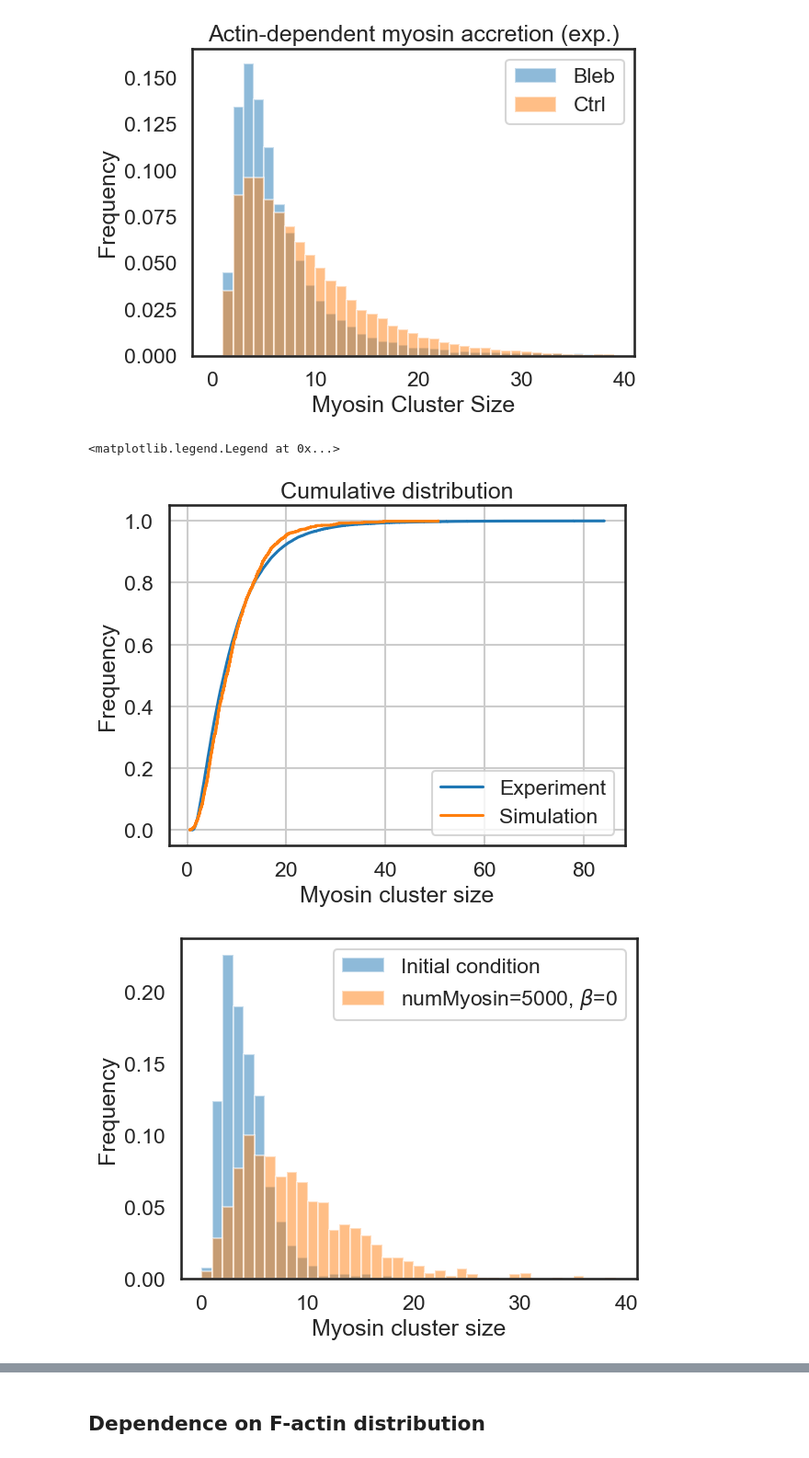
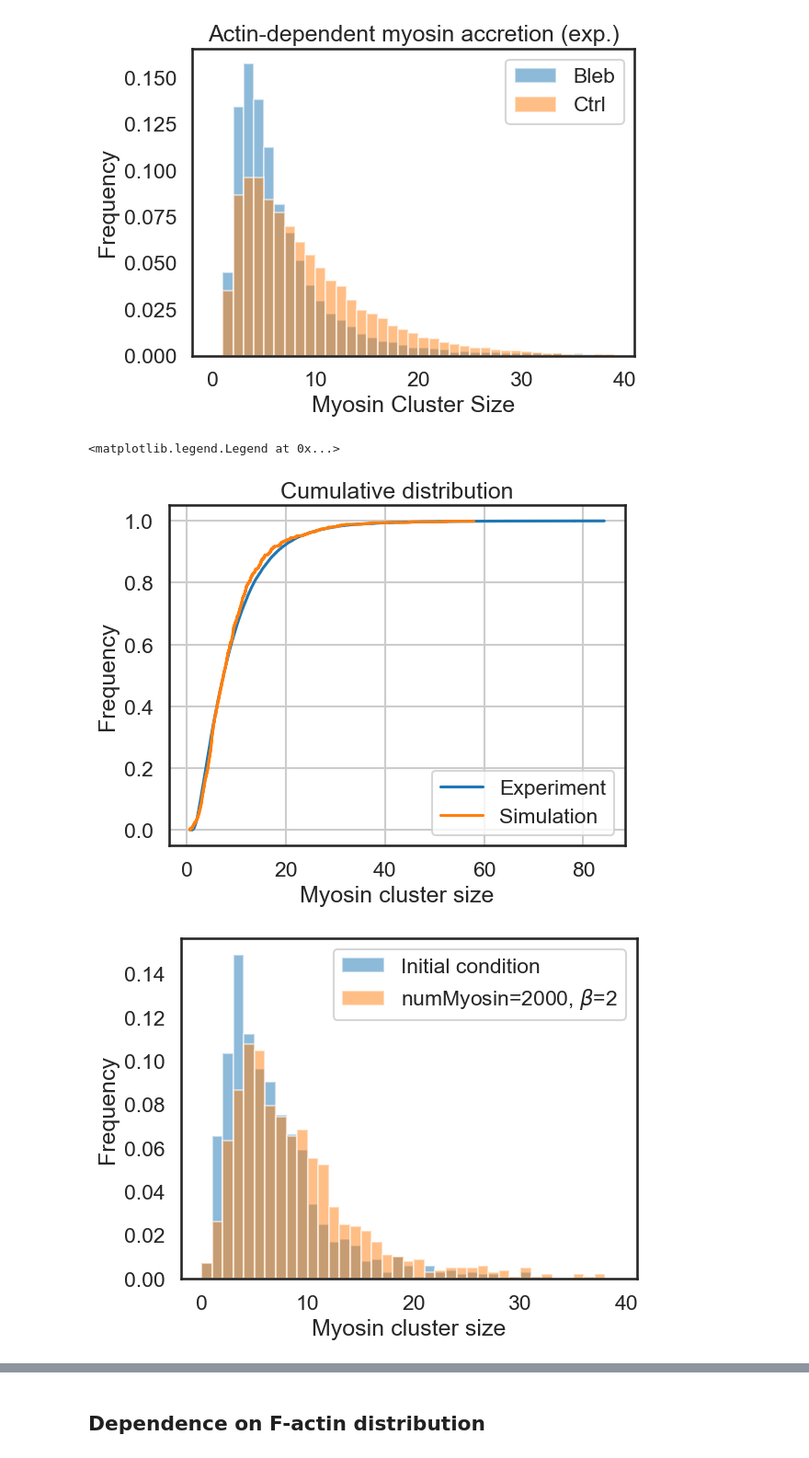
Before and after one commit to WHChou/Myosin-cluster-simulation, a Jupyter notebook: MyosinBinding_v2.ipynb, the cells around one changed output, grey strips where cells are left out. Shown at 92% size. Cells and saved outputs as stored; diff of their text form; code cells hidden in the pictures.

```diff
--- a/MyosinBinding_v2.ipynb
+++ b/MyosinBinding_v2.ipynb
@@ -74,7 +74,7 @@ def GenMyoNum(method, numMyosin, *keys):
     return myosinNum#.astype(int)
 
 # Define function that runs simulation based on weights that are defined
-def runSimulation(numGrid, numMyosin, MyosinInit, ActinThick, actinBiasVal, myosinBiasVal, ifsave, dwnsample):
+def runSimulation(numGrid, numMyosin, MyosinInit, ActinInit, actinBiasVal, myosinBiasVal, ifsave, dwnsample):
     ### numGrid: number of grid points
     ### numMyosin: number of new myosin filaments to bind
     ### MyosinNum: initial myosin cluster size
@@ -82,6 +82,7 @@ def runSimulation(numGrid, numMyosin, MyosinInit, ActinThick, actinBiasVal, myos
     ### actinBiasVal, myosinBiasVal: degree of affinity for new myosin to bind to actin or myosin
 
     MyosinNum = MyosinInit.copy()
+    ActinThick = ActinInit.copy()
 
     if ifsave:
         MyosinNumHist = np.zeros((numGrid, int(numMyosin/dwnsample)))
@@ -588,0 +607,3 @@ plt.show()
+# %%
+allBundleInt = pd.read_csv('allBundleInt_WT.csv')
+allBundleInt.head()
@@ -588,0 +617,11 @@ plt.show()
+# %%
+(s, loc, scale) = st.lognorm.fit(allBundleInt['int_arr']/250, floc = 0)
+plt.figure()
+plt.hist(allBundleInt['int_arr']/250, bins = np.arange(0, 25, 0.5), density = True)
+xfit = np.arange(0, 25, 0.25)
+plt.plot(xfit, st.lognorm.pdf(xfit, s, loc, scale), c = 'red')
+plt.xlabel('F-actin intensity/250')
+plt.ylabel('Frequency')
+plt.tight_layout()
+#plt.show()
+plt.savefig('Initial_actin')
@@ -638,9 +683,9 @@ def plot_ecdf(a, label):
     plt.grid(True)
 # %%
 # Scan parameters to recapitulate experimental results
-numMyosin = [10000, 20000, 40000, 80000]
+numMyosin = [10000, 20000, 30000]
 numGrid = 10000
-actinBiasVal = [0, 0.2, 0.5, 1, 5]
+actinBiasVal = [0, 0.5, 1, 5, 10]
 myosinBiasVal = 5
 ifsave = 0
 dwnsample = 1
@@ -653,8 +698,8 @@ dwnsample = 1
 
 for ii in range(len(numMyosin)):
     for jj in range(len(actinBiasVal)):
-        ActinThick = GenActinThick('lognormal', numGrid, 1, 1)
-        MyosinInit = GenMyoNum('lognormal', numGrid, 1.31, 0.52)
+        ActinThick = GenActinThick('lognormal', numGrid, 1.62, 0.48)
+        MyosinInit = GenMyoNum('lognormal', numGrid, 1.73, 0.7)
         res = runSimulation(numGrid, numMyosin[ii], MyosinInit, ActinThick, actinBiasVal[jj], myosinBiasVal, ifsave, dwnsample)
 
         # Save CDF
@@ -662,7 +707,7 @@ for ii in range(len(numMyosin)):
         sns.set_context("talk")
         plt.figure()
         plot_ecdf(allIntWT, 'Experiment')
-        plot_ecdf(res, 'Simulation')
+        plot_ecdf(res, 'numMyosin='+str(numMyosin[ii])+r', $\beta$='+str(actinBiasVal[jj]))
         plt.title('Cumulative distribution')
         plt.xlabel("Myosin cluster size")
         plt.ylabel("Frequency")
@@ -697,40 +742,40 @@ for ii in range(len(numMyosin)):
 #df = pd.DataFrame({'alpha': myoBias, 'beta': acBias, 'mode': mode_array, 'sigma': sigma_array})
 #df.to_csv('params.csv')
 # %%
-numMyosin = 5000
+numMyosin = 2000
 numGrid = 1000
-actinBiasVal = 0
+actinBiasVal = 2
 myosinBiasVal = 5
 ifsave = 0
 dwnsample = 1
 
-ActinThick = GenActinThick('lognormal', numGrid, 1, 1)
-MyosinInit = GenMyoNum('lognormal', numGrid, 1.31, 0.52)
+ActinThick = GenActinThick('lognormal', numGrid, 1.62, 0.48)
+MyosinInit = GenMyoNum('lognormal', numGrid, 1.73, 0.7)
 res = runSimulation(numGrid, numMyosin, MyosinInit, ActinThick, actinBiasVal, myosinBiasVal, ifsave, dwnsample)
 # CDF
 sns.set_style("white")
 sns.set_context("talk")
 plt.figure()
 plot_ecdf(allIntWT, 'Experiment')
 plot_ecdf(res, 'Simulation')
 plt.title('Cumulative distribution')
 plt.xlabel("Myosin cluster size")
 plt.ylabel("Frequency")
 plt.legend()
 # Histogram
 sns.set_style("white")
 sns.set_context("talk")
 plt.figure()
 xfit = np.arange(0, 40, 0.5)
 plt.hist(MyosinInit, bins = np.arange(40), alpha=0.5, density = True, label = 'Initial condition')
 plt.hist(res, bins = np.arange(40), alpha=0.5, density = True, label = 'numMyosin='+str(numMyosin)+r', $\beta$='+str(actinBiasVal))
 plt.xlabel("Myosin cluster size")
 plt.ylabel("Frequency")
 plt.legend()
 # %% [output]
 <matplotlib.legend.Legend at 0x...>
-[figure, old version]
+[figure, new version]
-[figure, old version]
+[figure, new version]
 # %%
 ## Run simulation
 # Simulation parameters
```
Also changed, not shown: parts of 12 cells of this notebook.
